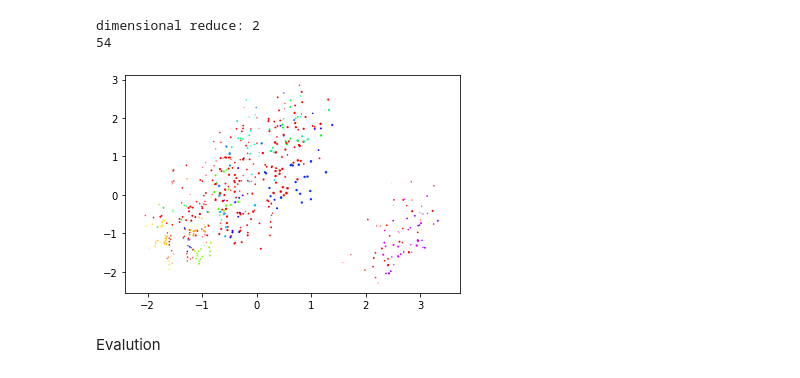
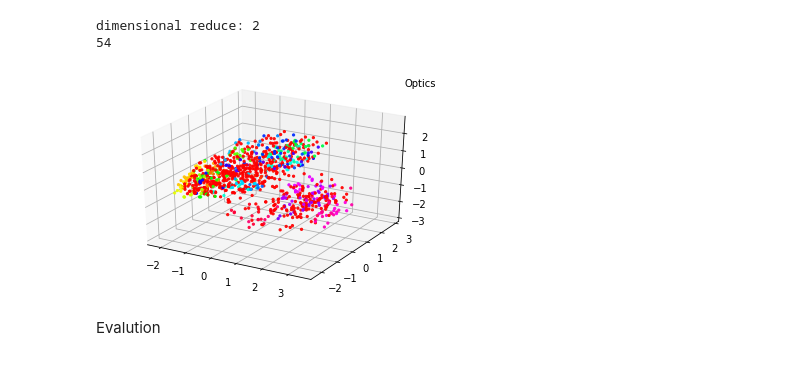
Before and after one commit to BlackCurrantDS/Mining-Rare-Association-Rules, a Jupyter notebook: E2E_ClusteringApproach_BreastCancer_fold3.ipynb, the cells around one changed output. Cells and saved outputs as stored; diff of their text form; code cells hidden in the pictures.

```diff
--- a/E2E_ClusteringApproach_BreastCancer_fold3.ipynb
+++ b/E2E_ClusteringApproach_BreastCancer_fold3.ipynb
@@ -3079,15 +3079,15 @@ dimensional reduce: 2
 54
 # %%
 fig = plt.figure()
-ax = fig.add_subplot(111)
-#ax = fig.gca(projection='3d')
-#ax.text2D(0.9, 0.95, 'Optics3D', transform=ax.transAxes)
-#ax.scatter(new_X[:,0], new_X[:,1], new_X[:,2], c = Y, alpha = 0.9, s = 5)
-ax.scatter(new_X[:,0], new_X[:,1], new_X[:,2], c = Y)
-plt.savefig(Filepath+str(my_minpoints)+"_"+str(xi)+"_"+"Optics3D_out.png")
+#ax = fig.add_subplot(111)
+ax = fig.gca(projection='3d')
+ax.text2D(0.9, 0.95, 'Optics', transform=ax.transAxes)
+ax.scatter(new_X[:,0], new_X[:,1], new_X[:,2], c = Y, alpha = 0.9, s = 5)
+#ax.scatter(new_X[:,0], new_X[:,1], new_X[:,2], c = Y)
+plt.savefig(Filepath+str(my_minpoints)+"_"+str(xi)+"_"+"Optics3D_out.pdf")
 plt.show()
 # %% [output]
-[figure, old version]
+[figure, new version]
 # %% [markdown]
 Evalution
 # %%
```
Also changed, not shown: parts of 31 cells of this notebook.
